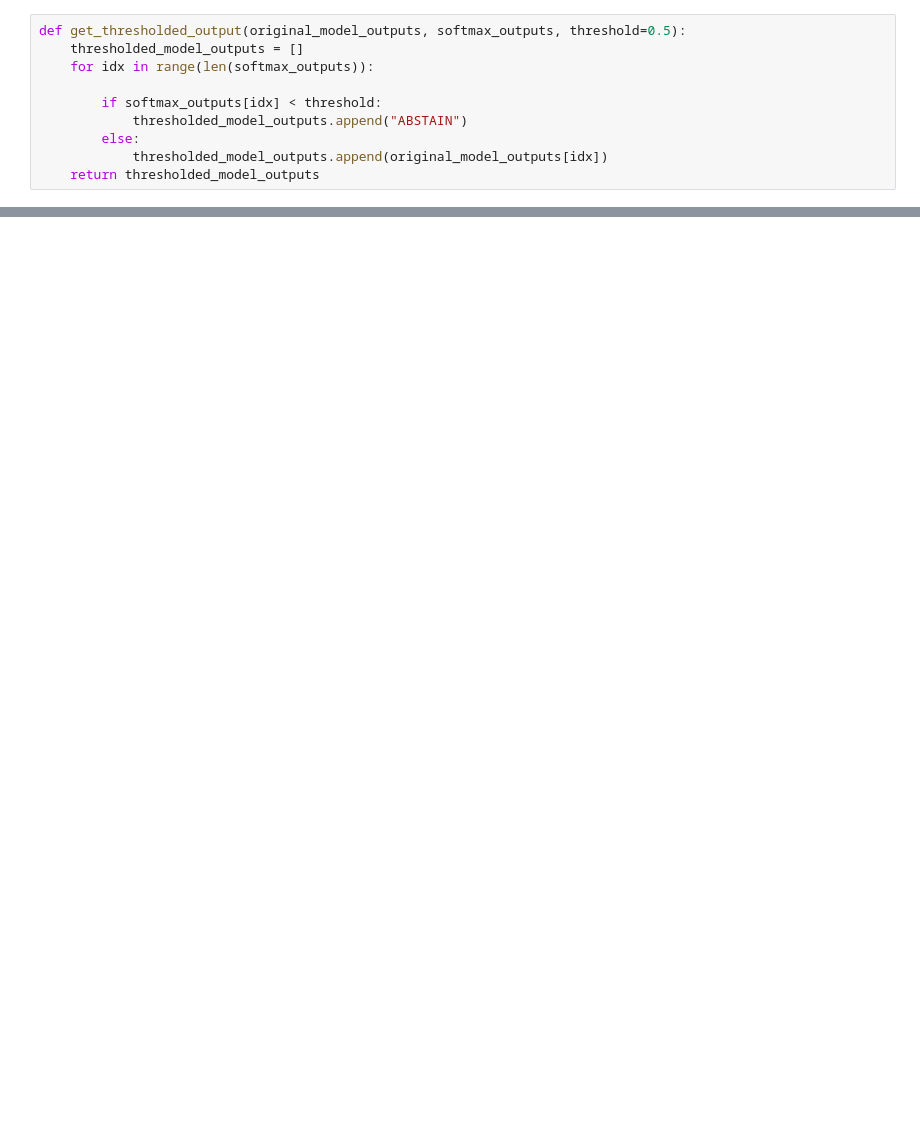
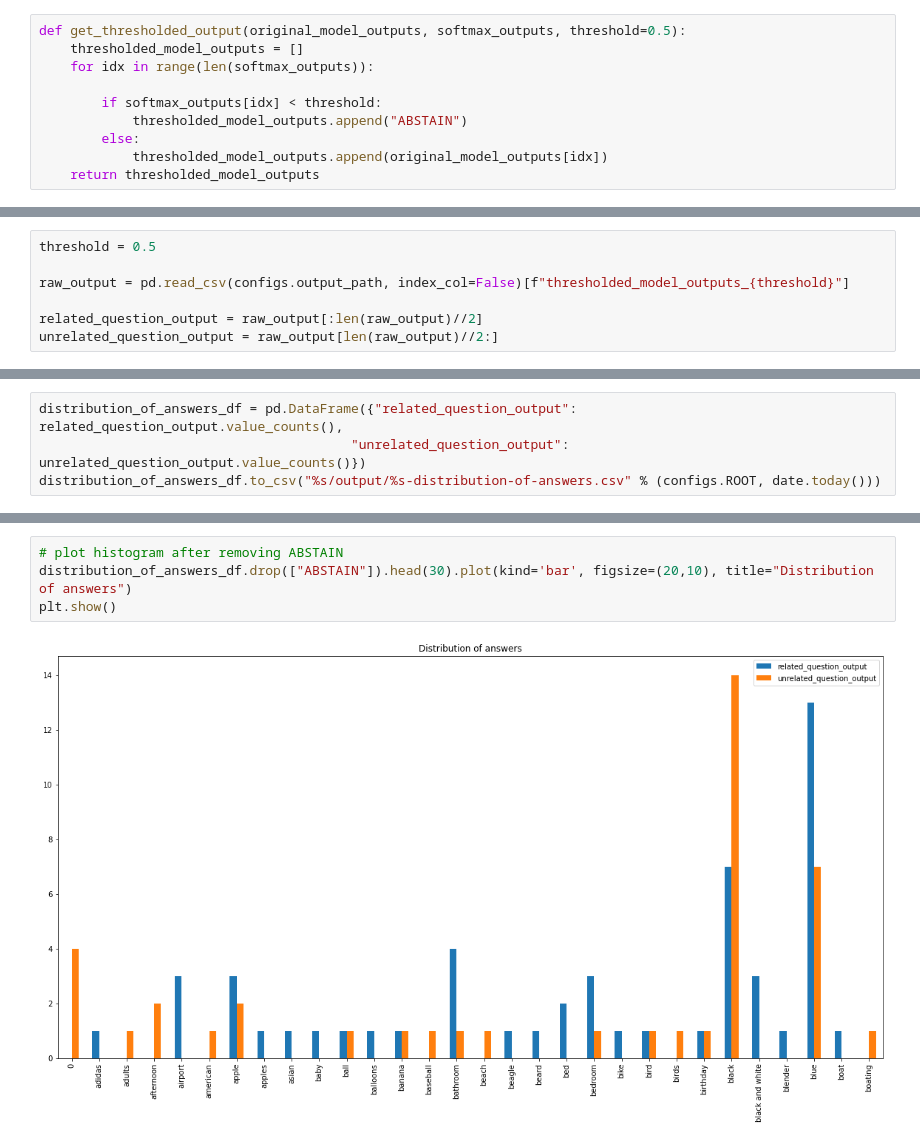
Before and after one commit to tanushreebanerjee/iw-spring-23, a Jupyter notebook: utils/abstain_softmax_thresholding.ipynb, the cells around one changed output, grey strips where cells are left out. Saved outputs shown, nothing was run; the diff lists cells and outputs as text; blank space fills up the shorter version.

```diff
--- a/utils/abstain_softmax_thresholding.ipynb
+++ b/utils/abstain_softmax_thresholding.ipynb
@@ -53,0 +182,7 @@ plt.show()
+# %%
+threshold = 0.5
+
+raw_output = pd.read_csv(configs.output_path, index_col=False)[f"thresholded_model_outputs_{threshold}"]
+
+related_question_output = raw_output[:len(raw_output)//2]
+unrelated_question_output = raw_output[len(raw_output)//2:]
@@ -53,0 +219,4 @@ plt.show()
+# %%
+distribution_of_answers_df = pd.DataFrame({"related_question_output": related_question_output.value_counts(),
+                                        "unrelated_question_output": unrelated_question_output.value_counts()})
+distribution_of_answers_df.to_csv("%s/output/%s-distribution-of-answers.csv" % (configs.ROOT, date.today()))
@@ -53,0 +248,6 @@ plt.show()
+# %%
+# plot histogram after removing ABSTAIN
+distribution_of_answers_df.drop(["ABSTAIN"]).head(30).plot(kind='bar', figsize=(20,10), title="Distribution of answers")
+plt.show()
+# %% [output]
+[figure, added]
```
Also changed, not shown: parts of 15 cells of this notebook, 6 other files.
